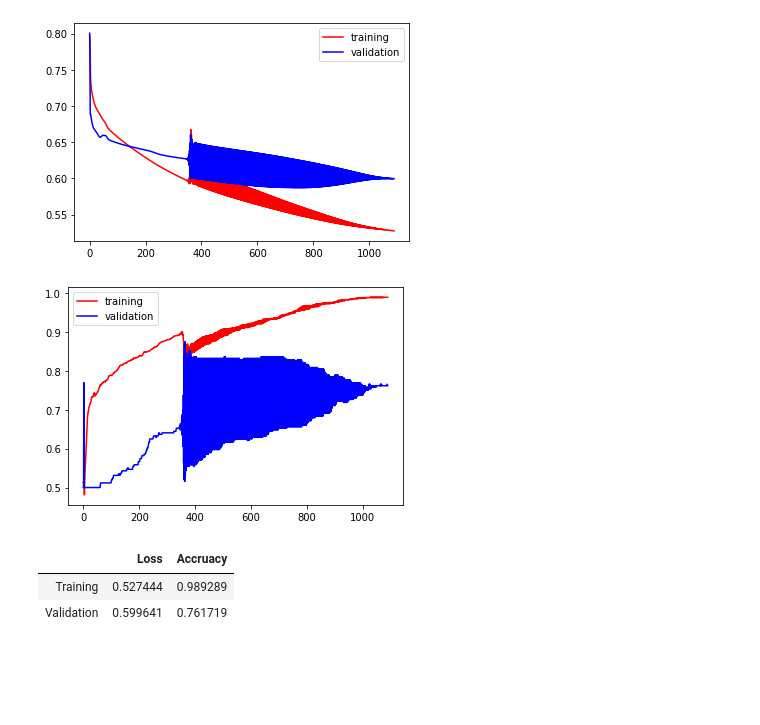
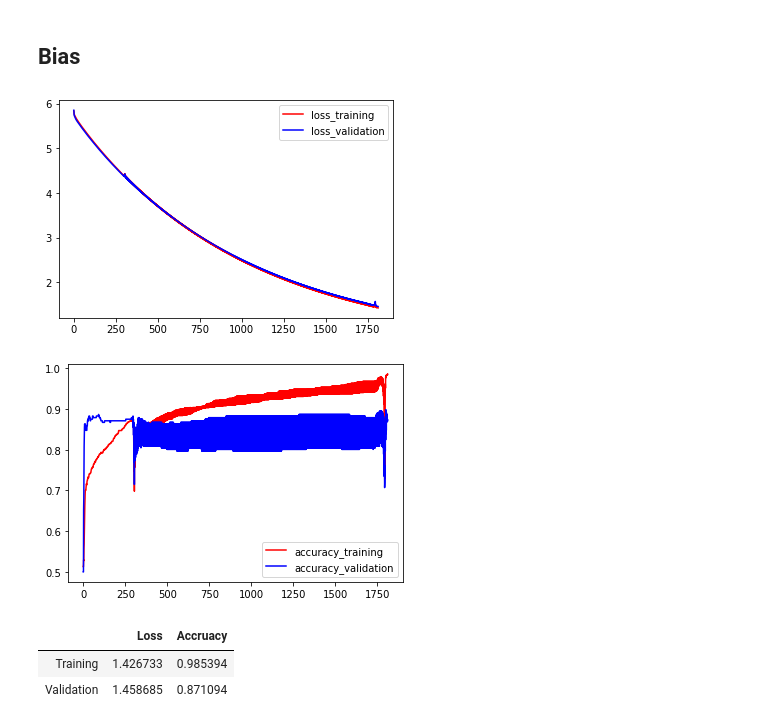
Before and after one commit to icdsw07/machineLearning, a Jupyter notebook: Assignment06.ipynb, the cells around one changed output. Cells and saved outputs as stored; diff of their text form; code cells hidden in the pictures; blank space fills up the shorter version.

Commit message:
load Graph

```diff
--- a/Assignment06.ipynb
+++ b/Assignment06.ipynb
@@ -82,6 +86,7 @@ def sigmoid(x):
 # %%
 def lossFunc(label, h, w1, w2, w3, reg_rate):
     m = len(label)
+    n = len(train_data)
     loss = (-1/m)*np.sum(label*np.log(sigmoid(h.T)) + (1-label)*np.log(1-sigmoid(h.T)))
-    reg = (reg_rate/(2*m))*(np.sum(w1**2)+np.sum(w2**2)+np.sum(w3**2))
+    reg = (reg_rate/(2*n))*(np.sum(w1**2)+np.sum(w2**2)+np.sum(w3**2))
     return reg+loss
@@ -208,14 +198,0 @@ n.train(train_label)
-# %%
-plt.plot(loss_list_train,label='training',color= 'r')
-plt.plot(loss_list_val,label='validation',color = 'b')
-plt.legend()
-plt.show()
-# %% [output]
-[figure, removed]
-# %%
-plt.plot(accuracy_list_train,label='training', color='r')
-plt.plot(accuracy_list_val,label='validation',color='b')
-plt.legend()
-plt.show()
-# %% [output]
-[figure, removed]
@@ -225,10 +199,32 @@ import pandas as pd
-# %%
-data = [[loss_list_train[-1], accuracy_list_train[-1]],
-        [loss_list_val[-1], accuracy_list_val[-1]]]
-frame = pd.DataFrame(data, columns = ['Loss','Accruacy'],
-                        index = ['Training','Validation'])
-frame
-# %% [output]
-|  | Loss | Accruacy |
-| Training | 0.527444 | 0.989289 |
-| Validation | 0.599641 | 0.761719 |
+# %% [markdown]
+## Bias
+# %%
+loss_list_train = []
+loss_list_val = []
+accuracy_list_train = []
+accuracy_list_val = []
+n = deepNetwork(train_data, 80, 20, 0.05, sigmoid, 10)
+n.train(train_label)
+
+plt.figure(1)
+plt.plot(loss_list_train,label='loss_training',color= 'r')
+plt.plot(loss_list_val,label='loss_validation',color = 'b')
+plt.legend()
+
+plt.figure(2)
+plt.plot(accuracy_list_train,label='accuracy_training', color='r')
+plt.plot(accuracy_list_val,label='accuracy_validation',color='b')
+plt.legend()
+plt.show()
+
+data = [[loss_list_train[-1], accuracy_list_train[-1]],
+        [loss_list_val[-1], accuracy_list_val[-1]]]
+frame = pd.DataFrame(data, columns = ['Loss','Accruacy'],
+                        index = ['Training','Validation'])
+frame
+# %% [output]
+[figure, added]
+[figure, added]
+|  | Loss | Accruacy |
+| Training | 1.426733 | 0.985394 |
+| Validation | 1.458685 | 0.871094 |
```
Also changed, not shown: parts of 17 cells of this notebook.
